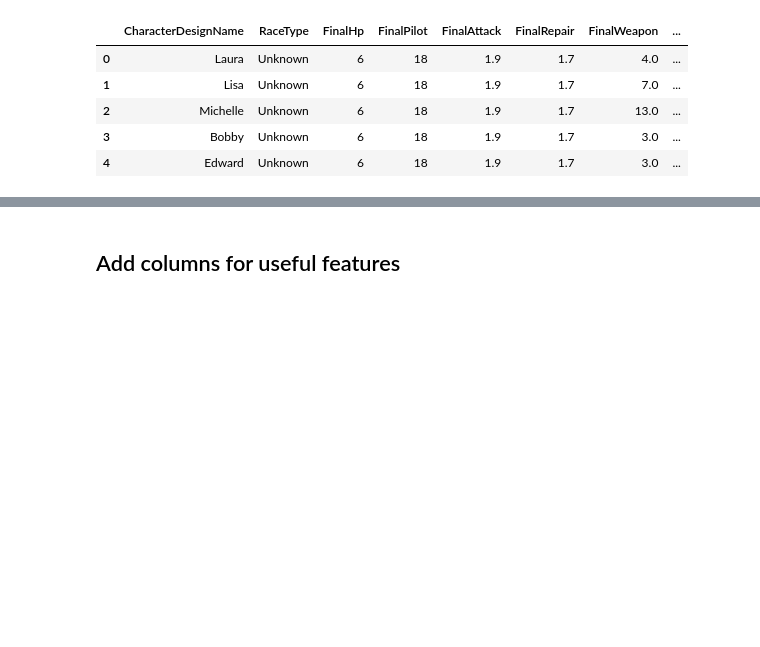
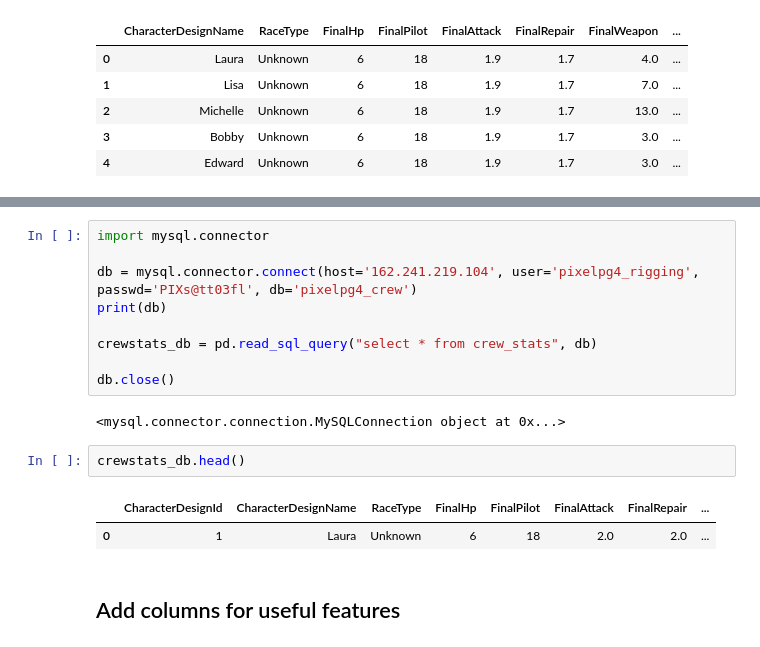
Before and after one commit to KrissyG-hub/PPG, a Jupyter notebook: CrewAPI_pullTest.ipynb, the cells around one changed output, grey strips where cells are left out. Saved outputs shown, nothing was run; the diff lists cells and outputs as text; blank space fills up the shorter version.

Commit message:
added database connection to ipynb; added FireResist to excel file

```diff
--- a/CrewAPI_pullTest.ipynb
+++ b/CrewAPI_pullTest.ipynb
@@ -178,3 +196,19 @@ crew_df.head()
+# %%
+import mysql.connector
+
+db = mysql.connector.connect(host='162.241.219.104', user='pixelpg4_rigging', passwd='PIXs@tt03fl', db='pixelpg4_crew')
+print(db)
+
+crewstats_db = pd.read_sql_query("select * from crew_stats", db)
+
+db.close()
+# %% [output]
+<mysql.connector.connection.MySQLConnection object at 0x...>
+# %%
+crewstats_db.head()
+# %% [output]
+|  | CharacterDesignId | CharacterDesignName | RaceType | FinalHp | FinalPilot | FinalAttack | FinalRepair | ... |
+| 0 | 1 | Laura | Unknown | 6 | 18 | 2.0 | 2.0 | ... |
 # %% [markdown]
 ## Add columns for useful features
 # %% [markdown]
```
Also changed, not shown: parts of 4 cells of this notebook, 1 other file.
